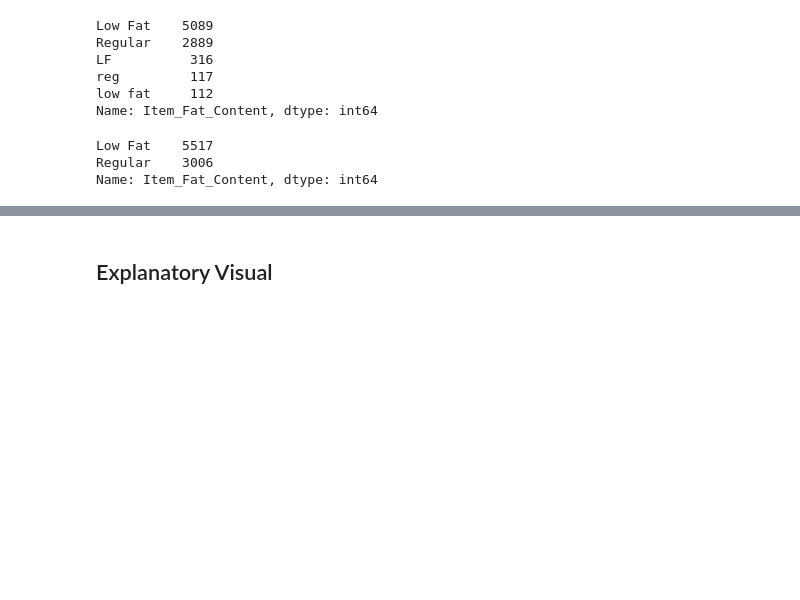
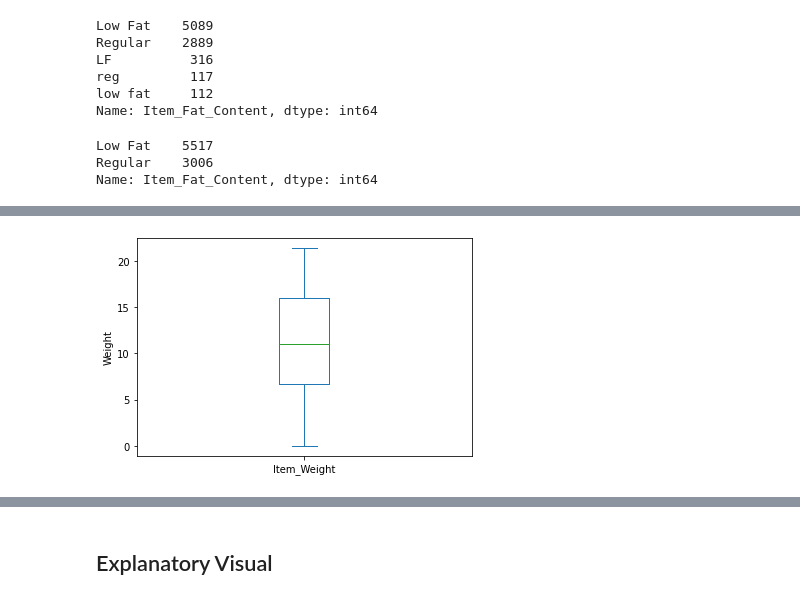
Before and after one commit to spockthompson/Portfolio-Project, a Jupyter notebook: Colab_Notebook_Project_1.ipynb, the cells around one changed output, grey strips where cells are left out. Drawn from its saved outputs; the diff is of its cells as text; code cells hidden in the pictures; blank space fills up the shorter version.

```diff
--- a/Colab_Notebook_Project_1.ipynb
+++ b/Colab_Notebook_Project_1.ipynb
@@ -138,0 +161,6 @@ df.describe()
+# %%
+df['Item_Weight'].plot(kind='box')
+plt.ylabel('Weight');
+plt.show()
+# %% [output]
+[figure, added]
```
Also changed, not shown: parts of 12 cells of this notebook.
